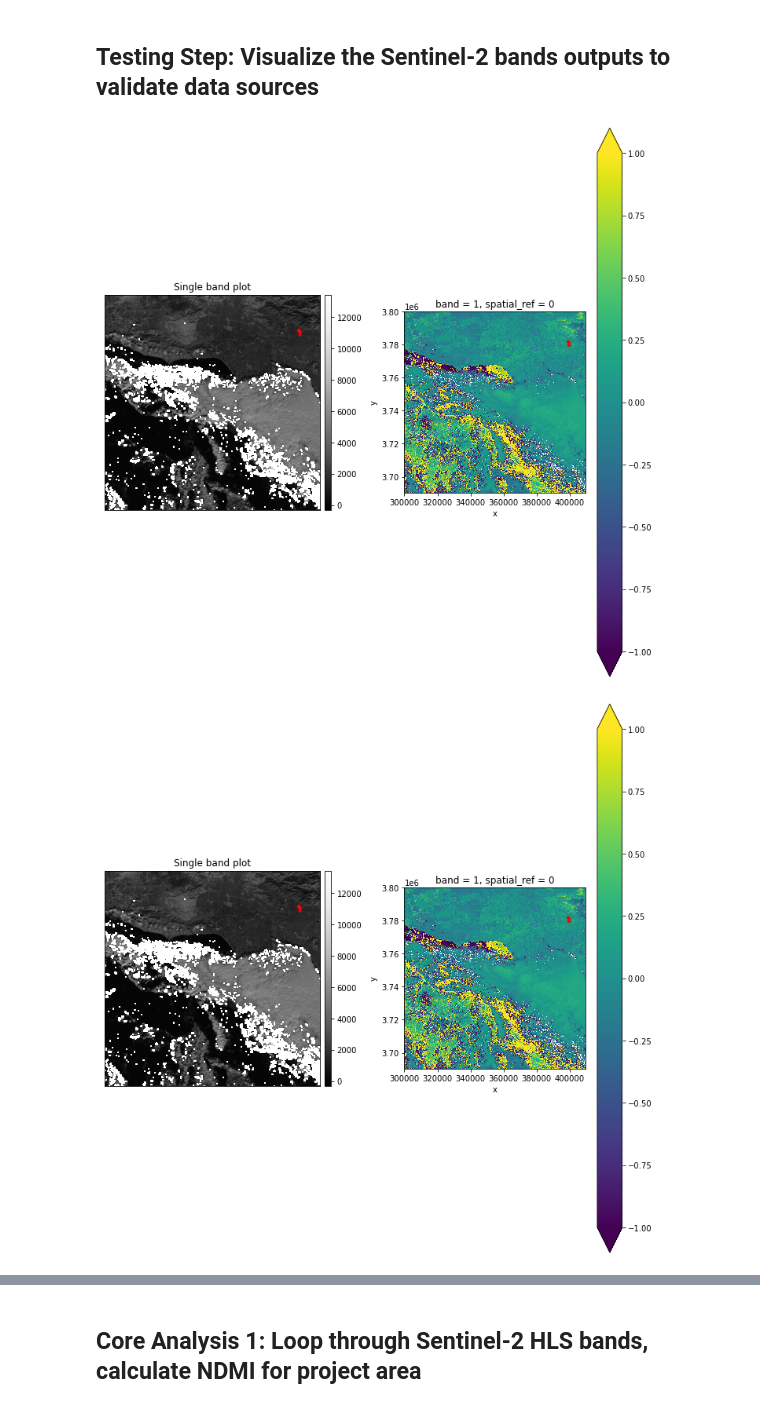
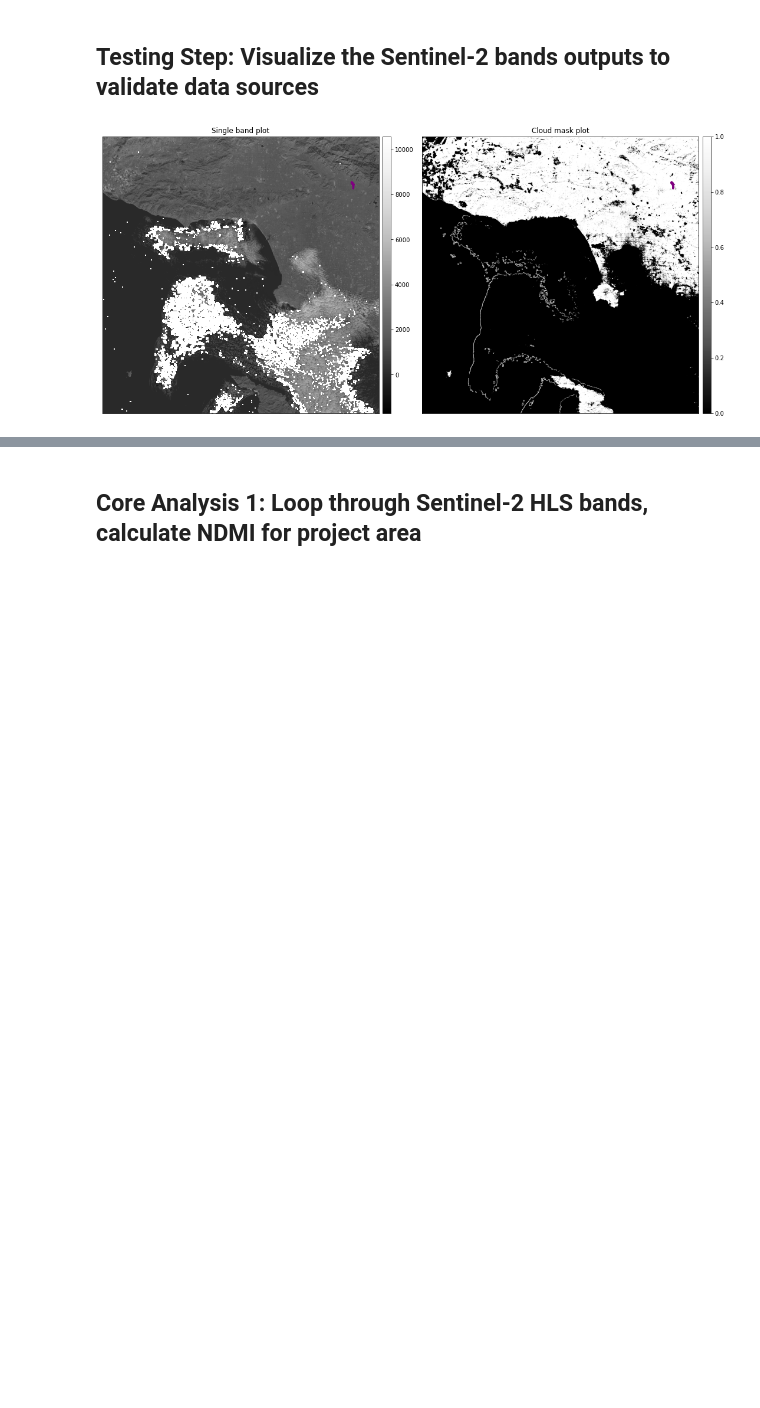
Before and after one commit to jensenwid/ea-capstone-2022, a Jupyter notebook: ea-capstone-workbook-2022.ipynb, the cells around one changed output, grey strips where cells are left out. Drawn from its saved outputs; the diff is of its cells as text; code cells hidden in the pictures; blank space fills up the shorter version.

```diff
--- a/ea-capstone-workbook-2022.ipynb
+++ b/ea-capstone-workbook-2022.ipynb
@@ -189,8 +267,9 @@ def open_clean_bands(band_path,
 
         # open and mask cloud layer
         cl_mask = (rxr.open_rasterio(pixel_qa_path, masked=True)
-                        .rio.clip(crop_bound.geometry, from_disk=True)
-                        .squeeze())
+                        .rio.clip(
+                            crop_bound_box,
+                            from_disk=True).squeeze())
 
         # apply cloud mask
         band = band.where(cl_mask.isin(goodQuality)).squeeze()
@@ -199,8 +278,7 @@ def open_clean_bands(band_path,
         raise ValueError(
             "Oops - I couldn't clip your data. This may be due to a crs error.")
 
-
-    return band
+    return band, cl_mask
 # %% [markdown]
 ## Prep Step #4: Create necessary crop bounds using site, city, and project area shapefiles  ##
 
@@ -261,11 +336,15 @@ eaton_shape
 # %%
 # Create path for the pixel_qa_layer for subdirectory scene
 scene_pixel_qa_path = os.path.join(sent_path,
-                                  "HLS.S30.T11SLT.2021003T183751.v2.0.Fmask.tif")
+                                  "HLS.S30.T11SLT.2021008T183739.v2.0.Fmask.tif")
 
 sent_qa = rxr.open_rasterio(scene_pixel_qa_path).squeeze()
 
-sent_qa
+#define valid values to be exluded from mask
+goodQuality = cloud_mask(fmask = sent_qa)
+
+#plot the QA layers to visualize masks
+
 fig, (ax1, ax2) = plt.subplots(1,2, figsize=(8,3))
 sent_qa.plot.imshow(ax=ax1)
 
@@ -274,4 +353,6 @@ sent_qa.plot.hist(ax=ax2)
 
 plt.tight_layout()
 plt.show()
+
+print("Good Quality Pixels = ",goodQuality)
 # %% [output]
@@ -419,35 +384,40 @@ goodQuality
 # %%
 
 # #test ndmi
 test_ndmi_xr = (test_rxr_8-test_rxr_11) / (test_rxr_8+test_rxr_11)
 
+masked_test_8, cloud_mask_8 = open_clean_bands(test_tif_8,
+                                               crop_bound=la_reproj_crop,
+                                               valid_range=(0,10000),
+                                               pixel_qa_path=scene_pixel_qa_path)
 
 # test single band raster plot and ndmi plots
-f, (ax1, ax2) = plt.subplots(1, 2, figsize=(10,10))
+f, (ax1, ax2) = plt.subplots(1, 2, figsize=(15,15))
 
-ep.plot_bands(test_rxr_11,
+ep.plot_bands(test_rxr_8,
               ax=ax1,
               extent=la_plot_extent,
-              cbar="greys",
+              cbar="terrain_r",
              title = "Single band plot")
 
 eaton_shape.plot(ax=ax1,
                        color='none',
                        linewidth = 3,
-                       edgecolor = 'red')
+                       edgecolor = 'purple')
 
-test_ndmi_xr.plot.imshow(ax=ax2,
-                    vmin = -1,
-                   vmax=1)
+ep.plot_bands(cloud_mask_8.isin(goodQuality).squeeze(),
+              ax=ax2,
+              extent=la_plot_extent,
+              cbar="terrain_r",
+             title = "Cloud mask plot")
 
 eaton_shape.plot(ax=ax2,
                 color='none',
                 linewidth = 3,
-                edgecolor = 'red')
+                edgecolor = 'purple')
 
 
 plt.tight_layout()
 plt.show()
 # %% [output]
-[figure, old version]
+[figure, new version]
-[figure, removed]
```
Also changed, not shown: parts of 27 cells of this notebook, 4 other files.
